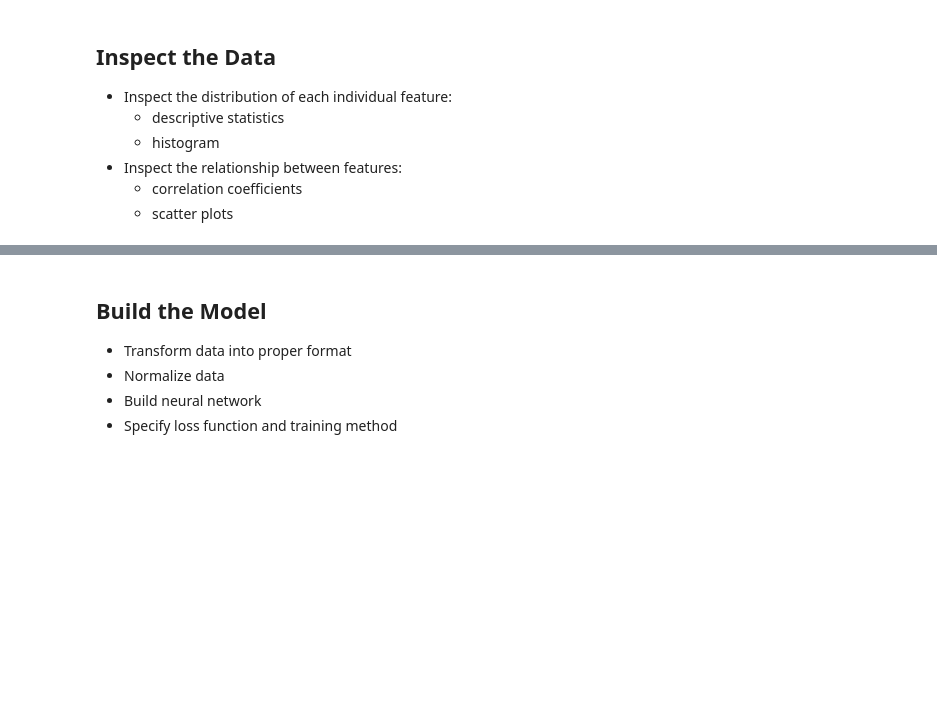
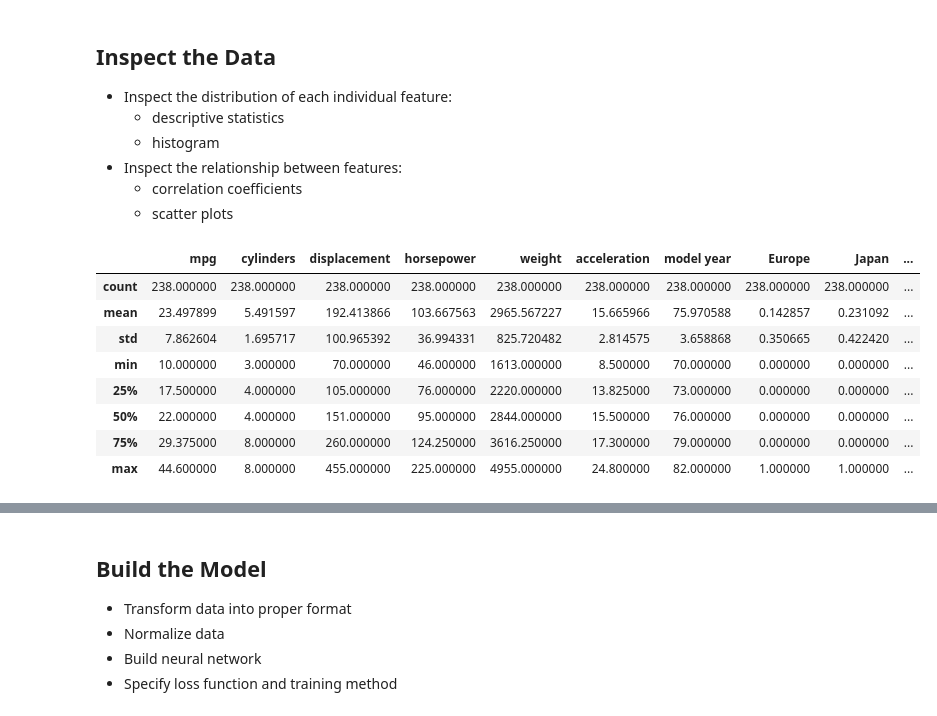
Before and after one commit to ch00226855/CMP414765Spring2021, a Jupyter notebook: Week15_NeuralNetworkForRegression.ipynb, the cells around one changed output, grey strips where cells are left out. Cells and saved outputs as stored; diff of their text form; code cells hidden in the pictures; blank space fills up the shorter version.

```diff
--- a/Week15_NeuralNetworkForRegression.ipynb
+++ b/Week15_NeuralNetworkForRegression.ipynb
@@ -89,3 +197,9 @@ dataset.head()
 # %%
 # Split the data into df_train (60%), df_validation (20%), and df_test (20%)
 from sklearn.model_selection import train_test_split
+df_train, temp = train_test_split(dataset, test_size=0.4)
+df_validation, df_test = train_test_split(temp, test_size=0.5)
+
+print("Train set:", df_train.shape)
+print("Test set:", df_test.shape)
+print("Validation set:", df_validation.shape)
@@ -99,6 +217,17 @@ from sklearn.model_selection import train_test_split
     - scatter plots
 # %%
 # Compute descriptive statistices: min, max, mean, median, standard deviation
+df_train.describe()
+# %% [output]
+|  | mpg | cylinders | displacement | horsepower | weight | acceleration | model year | Europe | Japan | ... |
+| count | 238.000000 | 238.000000 | 238.000000 | 238.000000 | 238.000000 | 238.000000 | 238.000000 | 238.000000 | 238.000000 | ... |
+| mean | 23.497899 | 5.491597 | 192.413866 | 103.667563 | 2965.567227 | 15.665966 | 75.970588 | 0.142857 | 0.231092 | ... |
+| std | 7.862604 | 1.695717 | 100.965392 | 36.994331 | 825.720482 | 2.814575 | 3.658868 | 0.350665 | 0.422420 | ... |
+| min | 10.000000 | 3.000000 | 70.000000 | 46.000000 | 1613.000000 | 8.500000 | 70.000000 | 0.000000 | 0.000000 | ... |
+| 25% | 17.500000 | 4.000000 | 105.000000 | 76.000000 | 2220.000000 | 13.825000 | 73.000000 | 0.000000 | 0.000000 | ... |
+| 50% | 22.000000 | 4.000000 | 151.000000 | 95.000000 | 2844.000000 | 15.500000 | 76.000000 | 0.000000 | 0.000000 | ... |
+| 75% | 29.375000 | 8.000000 | 260.000000 | 124.250000 | 3616.250000 | 17.300000 | 79.000000 | 0.000000 | 0.000000 | ... |
+| max | 44.600000 | 8.000000 | 455.000000 | 225.000000 | 4955.000000 | 24.800000 | 82.000000 | 1.000000 | 1.000000 | ... |
 # %%
 # Plot histogram and pairwise scatter plots for numerical variables
 pd.plotting.scatter_matrix(df_train, figsize=(15, 15))
```
Also changed, not shown: parts of 19 cells of this notebook.
